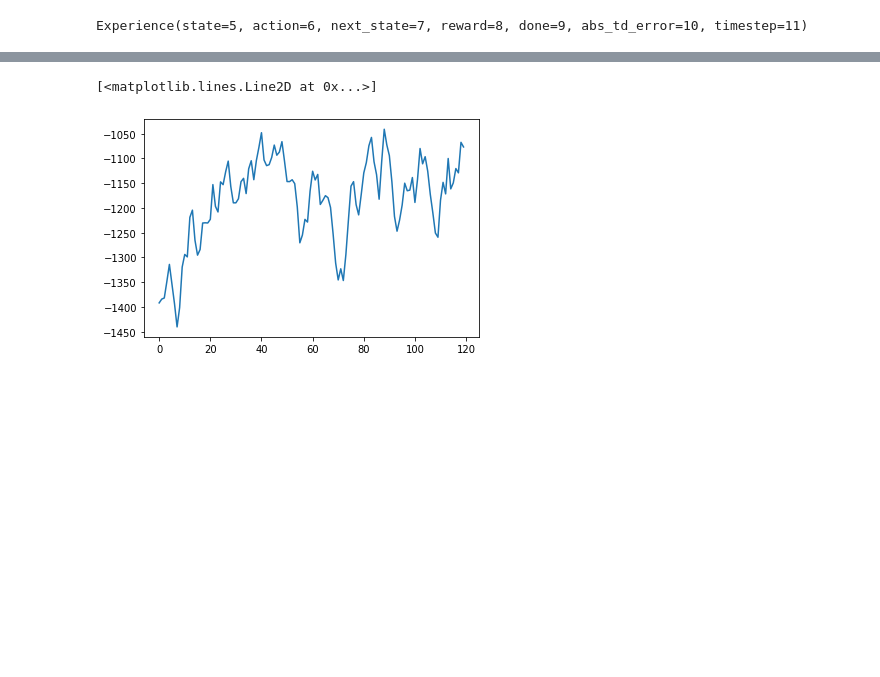
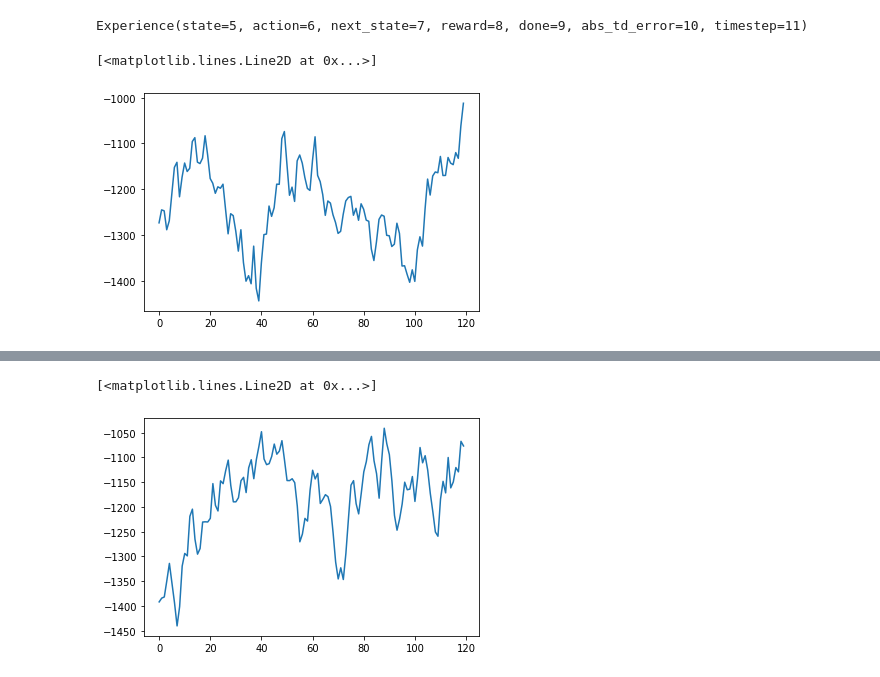
Before and after one commit to Kikumu/Reinforcement-Learning-repo, a Jupyter notebook: state_of_the_art/Soft-Actor-Critic with Prioritized Experience Replay.ipynb, the cells around one changed output, grey strips where cells are left out. Cells and saved outputs as stored; diff of their text form; code cells hidden in the pictures; blank space fills up the shorter version.

```diff
--- a/state_of_the_art/Soft-Actor-Critic with Prioritized Experience Replay.ipynb
+++ b/state_of_the_art/Soft-Actor-Critic with Prioritized Experience Replay.ipynb
@@ -140,7 +140,7 @@ class linearApproximator_FCGSAP(nn.Module):
         #we also rescale our logprobs to match action space
         rescaled_actions = self.rescale_actions(tanh_actions, self.env)
         log_probs = pi_s.log_prob(pre_tanh_actions) - torch.log(\
-                                    (1 - tanh_actions.pow(2)) + epsilon)
+                                    (1 - tanh_actions.pow(2)).clamp(0, 1) + epsilon)
         log_probs = log_probs.sum(dim=1, keepdim=True)
         return rescaled_actions, log_probs, mean
 # %%
@@ -269,11 +269,9 @@ def update_online_model(experience_samples,\
                                  max_q_sa_offline_b)
 
     max_q_sa_offline = max_q_sa_offline - optimized_alpha*log_pi_ns
-    TWIN_target = max_q_sa_offline
-    TWIN_target = TWIN_target.detach()
-    TWIN_target = rewards + gamma*TWIN_target*(1-done)
-    TWIN_target = TWIN_target * weighted_importance.detach()
-    TWIN_target = TWIN_target.detach()
+    max_q_sa_offline = rewards + gamma*max_q_sa_offline*(1-done)
+    max_q_sa_offline = max_q_sa_offline * weighted_importance.detach()
+    max_q_sa_offline = max_q_sa_offline.detach()
     #print(weighted_importance)
     q_sa_online_a = online_q_network_a(states, actions)
     q_sa_online_a = q_sa_online_a * weighted_importance.detach()
@@ -281,17 +279,17 @@ def update_online_model(experience_samples,\
     q_sa_online_b = q_sa_online_b * weighted_importance.detach()
 
     #update errors
-    abs_a = (TWIN_target - q_sa_online_a.detach())
-    abs_b = (TWIN_target - q_sa_online_b.detach())
+    abs_a = (max_q_sa_offline - q_sa_online_a.detach())
+    abs_b = (max_q_sa_offline - q_sa_online_b.detach())
     ovr_abs_update = (abs_a + abs_b)/2
     ovr_abs_update = np.absolute(ovr_abs_update.detach().cpu().numpy())
 
     loss_func = torch.nn.SmoothL1Loss()
 
     qa_loss = loss_func(q_sa_online_a,\
-                                    TWIN_target.detach())
+                                    max_q_sa_offline)
     qb_loss = loss_func(q_sa_online_b,\
-                                    TWIN_target.detach())
+                                    max_q_sa_offline)
 
     online_q_optimizer_a.zero_grad()
     qa_loss.backward()
@@ -401,13 +399,13 @@ def SAC_PER(env,
          memory_size = 10000,
          tau = 0.01,
          min_sample_size=500,
-         batch_size = 100,
+         batch_size = 50,
          n_ep=120,
          max_steps = 100000,
          max_steps_per_ep = 300,
          offline_update = 200,
          warm_up=2,
-         policy_update=20
+         policy_update=5
          ):
 
 
@@ -509,2 +509,7 @@ for i,e in enumerate(arr):
+# %%
+plt.plot(y, x)#t=200, p=10 #b=0.4, batch=100 0.01tau
+# %% [output]
+[<matplotlib.lines.Line2D at 0x...>]
+[figure, added]
 # %%
 plt.plot(y, x)#t=200, p=20 #b=0.4, batch=100 0.01tau
```
Also changed, not shown: parts of 2 cells of this notebook.
